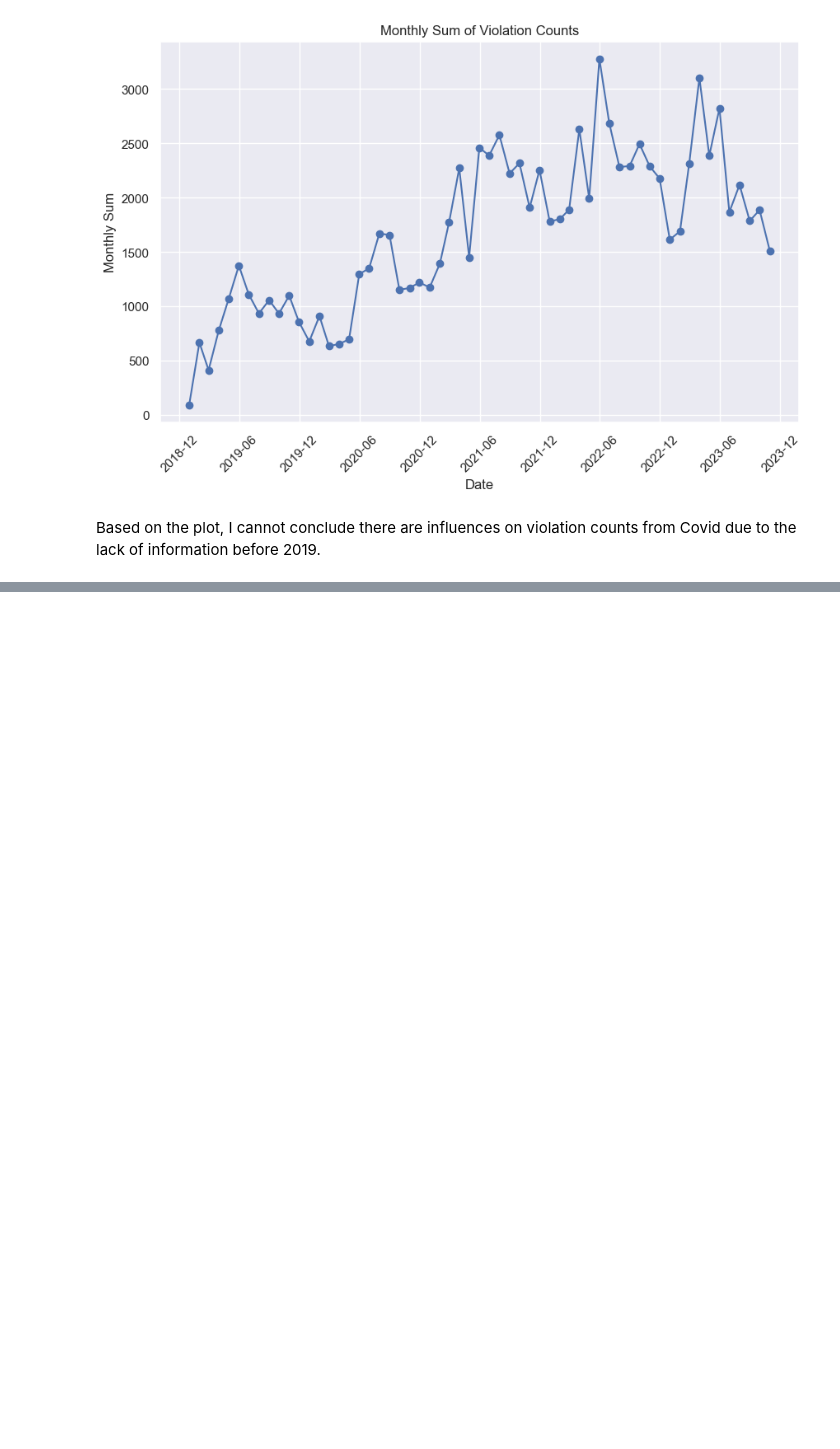
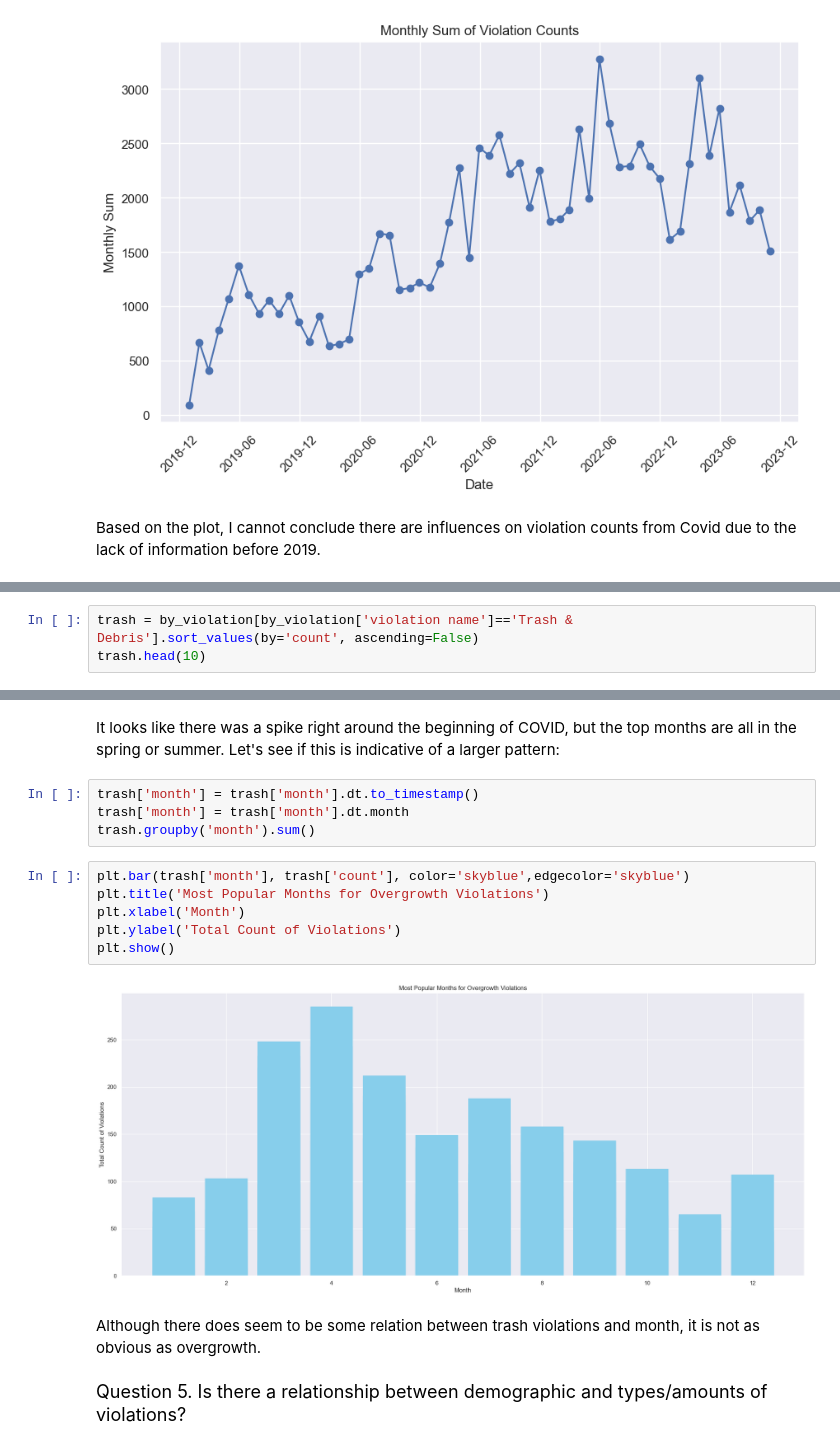
Before and after one commit to ht6631/IST_652_Project, a Jupyter notebook: ProjectAnalysis.ipynb, the cells around one changed output, grey strips where cells are left out. Drawn from its saved outputs; the diff is of its cells as text; blank space fills up the shorter version.

```diff
--- a/ProjectAnalysis.ipynb
+++ b/ProjectAnalysis.ipynb
@@ -474,0 +558,3 @@ Based on the plot, I cannot conclude there are influences on violation counts fr
+# %%
+trash = by_violation[by_violation['violation name']=='Trash & Debris'].sort_values(by='count', ascending=False)
+trash.head(10)
@@ -474,0 +573,18 @@ Based on the plot, I cannot conclude there are influences on violation counts fr
+# %% [markdown]
+It looks like there was a spike right around the beginning of COVID, but the top months are all in the spring or summer. Let's see if this is indicative of a larger pattern:
+# %%
+trash['month'] = trash['month'].dt.to_timestamp()
+trash['month'] = trash['month'].dt.month
+trash.groupby('month').sum()
+# %%
+plt.bar(trash['month'], trash['count'], color='skyblue',edgecolor='skyblue')
+plt.title('Most Popular Months for Overgrowth Violations')
+plt.xlabel('Month')
+plt.ylabel('Total Count of Violations')
+plt.show()
+# %% [output]
+[figure, added]
+# %% [markdown]
+Although there does seem to be some relation between trash violations and month, it is not as obvious as overgrowth.
+# %% [markdown]
+<font size=4>Question 5. Is there a relationship between demographic and types/amounts of violations? </font>
```
Also changed, not shown: parts of 13 cells of this notebook, 1 other file.
